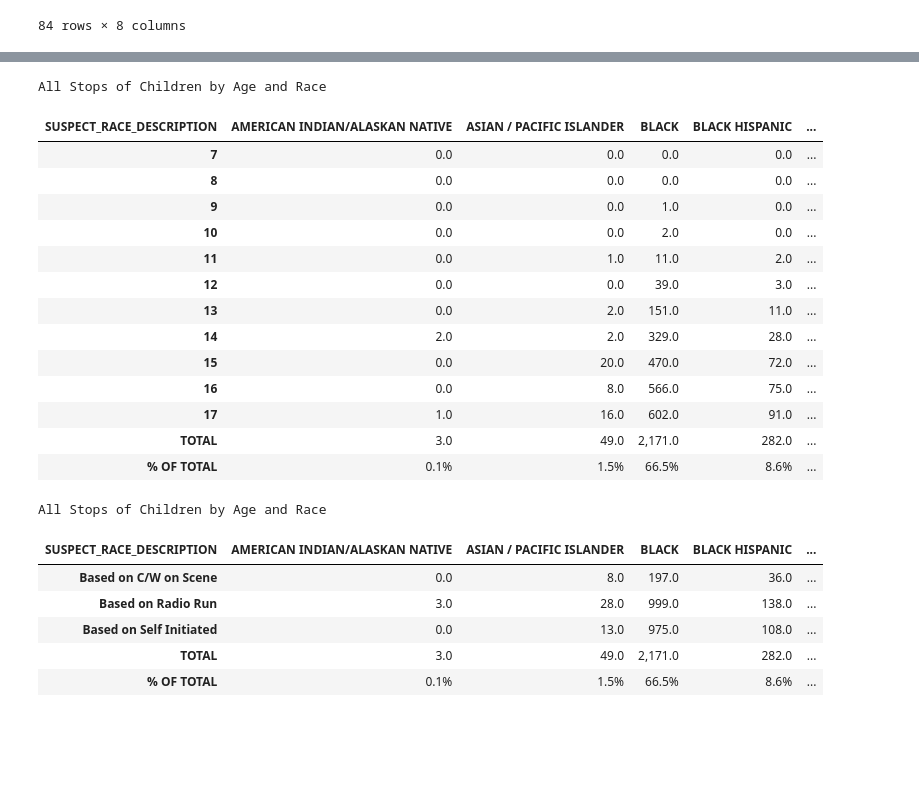
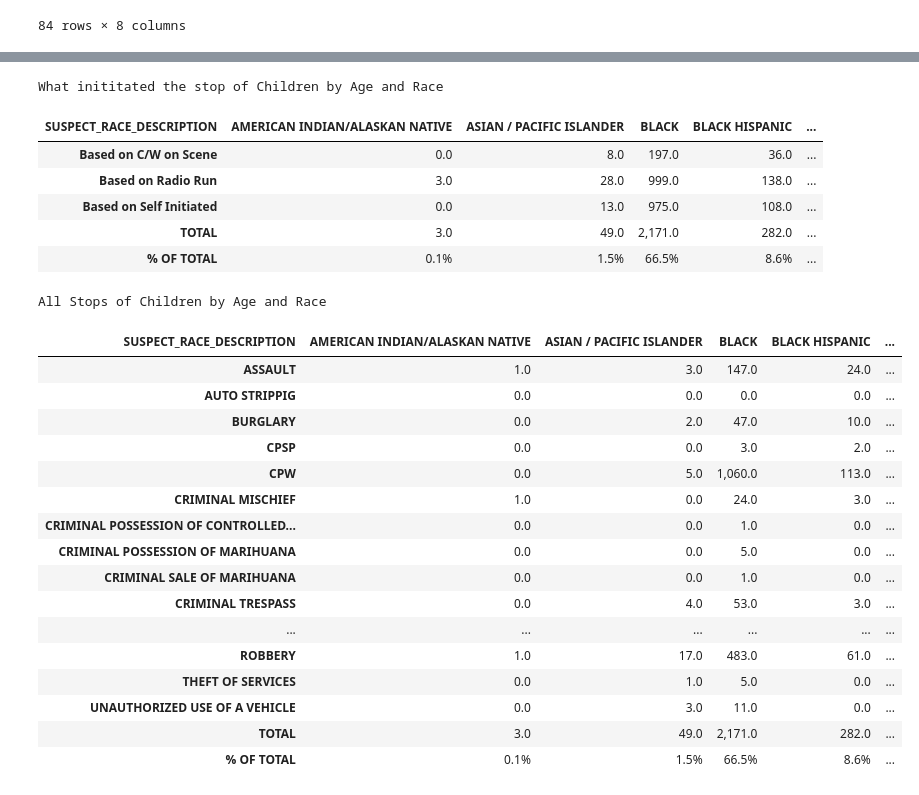
Before and after one commit to gbangban/ml-supervised-kim, a Jupyter notebook: notebook.ipynb, the cells around one changed output, grey strips where cells are left out. Cells and saved outputs as stored; diff of their text form; code cells hidden in the pictures; blank space fills up the shorter version.

```diff
--- a/notebook.ipynb
+++ b/notebook.ipynb
@@ -614,51 +814,45 @@ under_13_df
 # %%
 all_children_demo_table = (
-    all_children_df.groupby(['SUSPECT_REPORTED_AGE', 'SUSPECT_RACE_DESCRIPTION'])
+    all_children_df.groupby(['STOP_WAS_INITIATED', 'SUSPECT_RACE_DESCRIPTION'])
     .size()
     .unstack()
     .fillna(0)
     .astype(int)
 )
-show_demographic_table(all_children_demo_table, "All Stops of Children by Age and Race")
-
-# all_children_demo_table = (
-#     all_children_df.groupby(['OUTCOME_OF_STOP', 'SUSPECT_RACE_DESCRIPTION'])
-#     .size()
-#     .unstack()
-#     .fillna(0)
-#     .astype(int)
-# )
-# show_demographic_table(all_children_demo_table, "All Stops of Children by Age and Race")
+show_demographic_table(all_children_demo_table, "What inititated the stop of Children by Age and Race")
 # %% [output]
-All Stops of Children by Age and Race
+What inititated the stop of Children by Age and Race
 | SUSPECT_RACE_DESCRIPTION | AMERICAN INDIAN/ALASKAN NATIVE | ASIAN / PACIFIC ISLANDER | BLACK | BLACK HISPANIC | ... |
-| 7 | 0.0 | 0.0 | 0.0 | 0.0 | ... |
-| 8 | 0.0 | 0.0 | 0.0 | 0.0 | ... |
-| 9 | 0.0 | 0.0 | 1.0 | 0.0 | ... |
-| 10 | 0.0 | 0.0 | 2.0 | 0.0 | ... |
-| 11 | 0.0 | 1.0 | 11.0 | 2.0 | ... |
-| 12 | 0.0 | 0.0 | 39.0 | 3.0 | ... |
-| 13 | 0.0 | 2.0 | 151.0 | 11.0 | ... |
-| 14 | 2.0 | 2.0 | 329.0 | 28.0 | ... |
-| 15 | 0.0 | 20.0 | 470.0 | 72.0 | ... |
-| 16 | 0.0 | 8.0 | 566.0 | 75.0 | ... |
-| 17 | 1.0 | 16.0 | 602.0 | 91.0 | ... |
+| Based on C/W on Scene | 0.0 | 8.0 | 197.0 | 36.0 | ... |
+| Based on Radio Run | 3.0 | 28.0 | 999.0 | 138.0 | ... |
+| Based on Self Initiated | 0.0 | 13.0 | 975.0 | 108.0 | ... |
 | TOTAL | 3.0 | 49.0 | 2,171.0 | 282.0 | ... |
 | % OF TOTAL | 0.1% | 1.5% | 66.5% | 8.6% | ... |
 # %%
 all_children_demo_table = (
-    all_children_df.groupby(['STOP_WAS_INITIATED', 'SUSPECT_RACE_DESCRIPTION'])
+    all_children_df.groupby(['SUSPECTED_CRIME_DESCRIPTION', 'SUSPECT_RACE_DESCRIPTION'])
     .size()
     .unstack()
     .fillna(0)
     .astype(int)
 )
 show_demographic_table(all_children_demo_table, "All Stops of Children by Age and Race")
 # %% [output]
 All Stops of Children by Age and Race
 | SUSPECT_RACE_DESCRIPTION | AMERICAN INDIAN/ALASKAN NATIVE | ASIAN / PACIFIC ISLANDER | BLACK | BLACK HISPANIC | ... |
-| Based on C/W on Scene | 0.0 | 8.0 | 197.0 | 36.0 | ... |
-| Based on Radio Run | 3.0 | 28.0 | 999.0 | 138.0 | ... |
-| Based on Self Initiated | 0.0 | 13.0 | 975.0 | 108.0 | ... |
+| ASSAULT | 1.0 | 3.0 | 147.0 | 24.0 | ... |
+| AUTO STRIPPIG | 0.0 | 0.0 | 0.0 | 0.0 | ... |
+| BURGLARY | 0.0 | 2.0 | 47.0 | 10.0 | ... |
+| CPSP | 0.0 | 0.0 | 3.0 | 2.0 | ... |
+| CPW | 0.0 | 5.0 | 1,060.0 | 113.0 | ... |
+| CRIMINAL MISCHIEF | 1.0 | 0.0 | 24.0 | 3.0 | ... |
+| CRIMINAL POSSESSION OF CONTROLLED... | 0.0 | 0.0 | 1.0 | 0.0 | ... |
+| CRIMINAL POSSESSION OF MARIHUANA | 0.0 | 0.0 | 5.0 | 0.0 | ... |
+| CRIMINAL SALE OF MARIHUANA | 0.0 | 0.0 | 1.0 | 0.0 | ... |
+| CRIMINAL TRESPASS | 0.0 | 4.0 | 53.0 | 3.0 | ... |
+| ... | ... | ... | ... | ... | ... |
+| ROBBERY | 1.0 | 17.0 | 483.0 | 61.0 | ... |
+| THEFT OF SERVICES | 0.0 | 1.0 | 5.0 | 0.0 | ... |
+| UNAUTHORIZED USE OF A VEHICLE | 0.0 | 3.0 | 11.0 | 0.0 | ... |
 | TOTAL | 3.0 | 49.0 | 2,171.0 | 282.0 | ... |
 | % OF TOTAL | 0.1% | 1.5% | 66.5% | 8.6% | ... |
```
Also changed, not shown: parts of 27 cells of this notebook.
